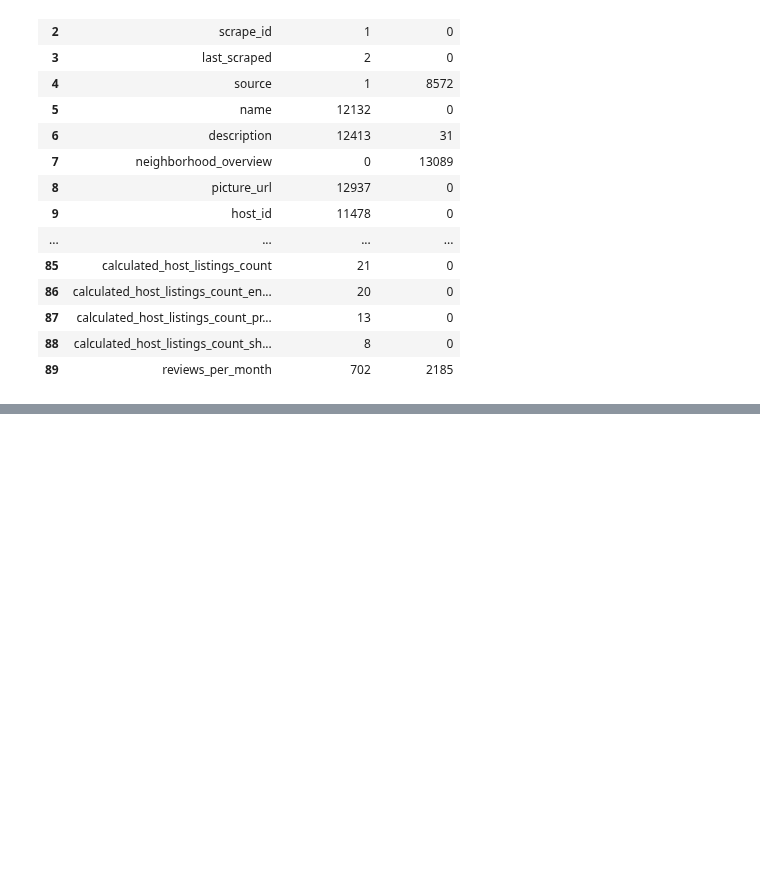
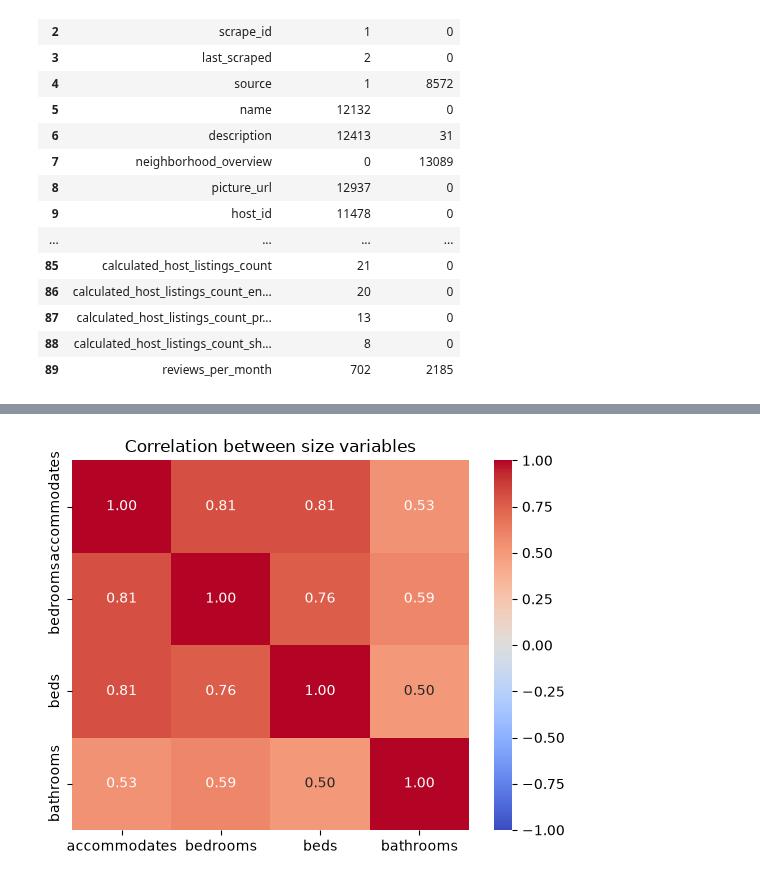
Before and after one commit to malenalisken/Airbnb_project, a Jupyter notebook: data/cleaning/listings.ipynb, the cells around one changed output, grey strips where cells are left out. Drawn from its saved outputs; the diff is of its cells as text; code cells hidden in the pictures; blank space fills up the shorter version.

Commit message:
cleaned the data, except for neighborhoods

```diff
--- a/data/cleaning/listings.ipynb
+++ b/data/cleaning/listings.ipynb
@@ -4,6 +6,7 @@ import pandas as pd
 # %%
 #Last inn rådata fra prosjektets data-mappe, relativt til denne fila
 df = pd.read_csv("../raw/listings (1).csv")
+df_clean = df.copy()
 
 pd.set_option("display.max_columns", None)
 pd.set_option("display.max_rows", None)
@@ -44,0 +121,19 @@ print(f"Cleaned shape: {df_cleaned_obs.shape}")
+# %%
+#Remove property types that don't fit a standard Airbnb price model
+entire_space = [
+    "Entire rental unit", "Entire condo", "Entire home", "Entire townhouse",
+    "Entire loft", "Entire villa", "Entire serviced apartment", "Entire guest suite",
+    "Entire guesthouse", "Tiny home", "Entire cabin",
+]
+
+df_clean = df_clean[df_clean["property_type"].isin(entire_space)]
+
+#replace categories with home = 1 apt = 0
+homes = [
+    "Entire home", "Entire townhouse", "Entire villa",
+    "Entire guesthouse", "Tiny home", "Entire cabin",
+]
+
+df_clean["property_type"] = df_clean["property_type"].isin(homes).astype(int)
+df_clean = df_clean.rename(columns={"property_type": "is_house"})
+df_clean["is_house"].value_counts()
@@ -44,0 +145,17 @@ print(f"Cleaned shape: {df_cleaned_obs.shape}")
+# %%
+#checking if room types is labeled correctly given we dropped propertytypes that include sharing
+df_clean['room_type'].value_counts()
+#drop since only entire home/apt exsist now
+df_clean = df_clean.drop(columns = ['room_type'])
+# %%
+# Pull the number out of the text, e.g. "1.5 baths" -> 1.5
+df_clean["bathrooms"] = df_clean["bathrooms_text"].str.extract(r"(\d+\.?\d*)")[0].astype(float)
+
+# "Half-bath" has no number, so set it to 0.5
+df_clean.loc[df_clean["bathrooms_text"] == "Half-bath", "bathrooms"] = 0.5
+
+# Remove listings with 0 bathrooms (likely data errors)
+df_clean = df_clean[df_clean["bathrooms"] > 0]
+
+df_clean = df_clean.drop(columns=["bathrooms_text"])
+df_clean["bathrooms"].value_counts().sort_index()
@@ -44,0 +173,9 @@ print(f"Cleaned shape: {df_cleaned_obs.shape}")
+# %%
+cols = ["accommodates", "bedrooms", "beds", "bathrooms"]
+corr = df_clean[cols].corr()
+
+sns.heatmap(corr, annot=True, fmt=".2f", cmap="coolwarm", vmin=-1, vmax=1)
+plt.title("Correlation between size variables")
+plt.show()
+# %% [output]
+[figure, added]
```
Also changed, not shown: parts of 20 cells of this notebook.
